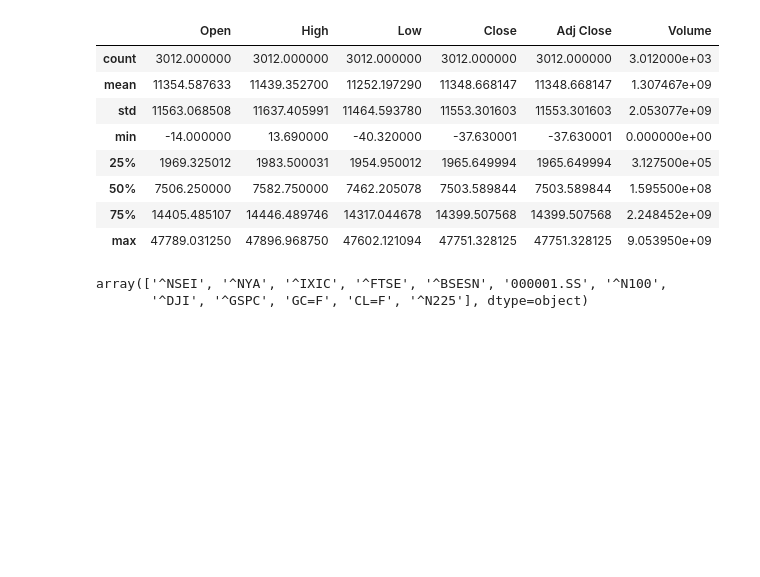
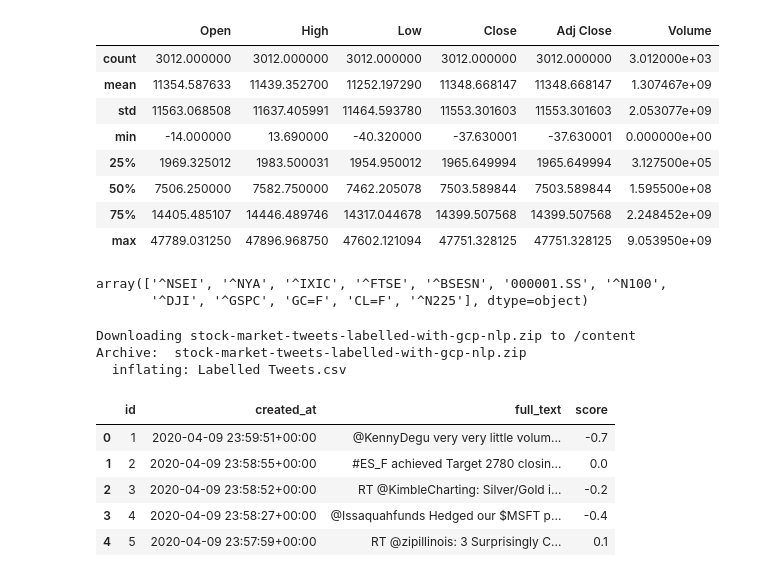
Before and after one commit to farhanarrafi/UNT-CS-Machine-Learning-Project, a Jupyter notebook: MachineLearning_Project.ipynb, the cells around one changed output. Cells and saved outputs as stored; diff of their text form; code cells hidden in the pictures; blank space fills up the shorter version.

```diff
--- a/MachineLearning_Project.ipynb
+++ b/MachineLearning_Project.ipynb
@@ -89,3 +109,24 @@ train_dataset_2020['Ticker'].unique()
 # %% [output]
 array(['^NSEI', '^NYA', '^IXIC', '^FTSE', '^BSESN', '000001.SS', '^N100',
        '^DJI', '^GSPC', 'GC=F', 'CL=F', '^N225'], dtype=object)
+# %%
+## Download Stock Market TWEETS
+if not os.path.isfile('Labelled Tweets.csv'):
+  ! kaggle datasets download -d 'dawoodaijaz/stock-market-tweets-labelled-with-gcp-nlp'
+  ! unzip stock-market-tweets-labelled-with-gcp-nlp.zip
+  ! rm -rf stock-market-tweets-labelled-with-gcp-nlp.zip
+# %% [output]
+Downloading stock-market-tweets-labelled-with-gcp-nlp.zip to /content
+Archive:  stock-market-tweets-labelled-with-gcp-nlp.zip
+  inflating: Labelled Tweets.csv
+# %%
+dataset_stock_tweets = pd.read_csv('Labelled Tweets.csv')
+# %%
+dataset_stock_tweets.head()
+# %% [output]
+|  | id | created_at | full_text | score |
+| 0 | 1 | 2020-04-09 23:59:51+00:00 | @KennyDegu very very little volum... | -0.7 |
+| 1 | 2 | 2020-04-09 23:58:55+00:00 | #ES_F achieved Target 2780 closin... | 0.0 |
+| 2 | 3 | 2020-04-09 23:58:52+00:00 | RT @KimbleCharting: Silver/Gold i... | -0.2 |
+| 3 | 4 | 2020-04-09 23:58:27+00:00 | @Issaquahfunds Hedged our $MSFT p... | -0.4 |
+| 4 | 5 | 2020-04-09 23:57:59+00:00 | RT @zipillinois: 3 Surprisingly C... | 0.1 |
```
Also changed, not shown: parts of 10 cells of this notebook.
